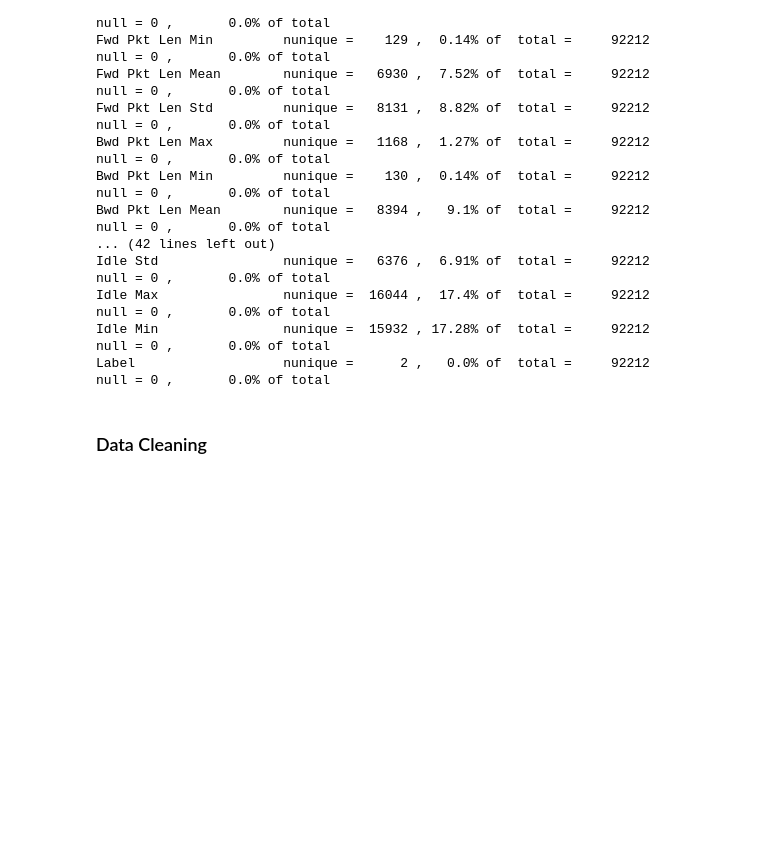
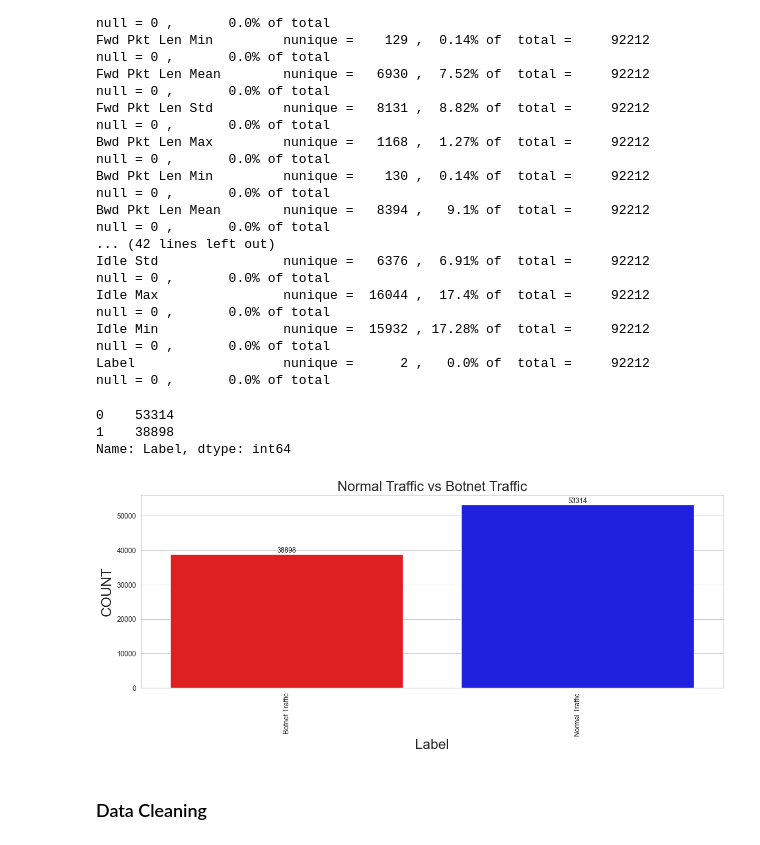
Before and after one commit to GPericone/Botnet-Detection-using-ML, a Jupyter notebook: project.ipynb, the cells around one changed output. Saved outputs shown, nothing was run; the diff lists cells and outputs as text; code cells hidden in the pictures; blank space fills up the shorter version.

```diff
--- a/project.ipynb
+++ b/project.ipynb
@@ -89,6 +92,26 @@ Idle Std                nunique =   6376 ,  6.91% of  total =     92212
 Idle Max                nunique =  16044 ,  17.4% of  total =     92212         null = 0 ,       0.0% of total
 Idle Min                nunique =  15932 , 17.28% of  total =     92212         null = 0 ,       0.0% of total
 Label                   nunique =      2 ,   0.0% of  total =     92212         null = 0 ,       0.0% of total
+# %%
+df.Label.value_counts()
+# %% [output]
+0    53314
+1    38898
+Name: Label, dtype: int64
+# %%
+df_to_plot = df.copy()
+df_to_plot['Label'].replace([0, 1], ['Normal Traffic', 'Botnet Traffic'], inplace=True)
+plt.figure(figsize = (15,5))
+ax = sns.countplot(x="Label", data=df_to_plot, palette=["#FF0000","#0000FF"])
+for i in ax.containers:
+    ax.bar_label(i)
+plt.title("Normal Traffic vs Botnet Traffic", fontsize=20)
+plt.xticks(rotation = 90, fontsize = 10)
+plt.yticks(fontsize = 10)
+plt.xlabel("Label", fontsize = 20)
+plt.ylabel('COUNT', fontsize = 20);
+# %% [output]
+[figure, added]
 # %% [markdown]
 ### Data Cleaning
 # %%
```
Also changed, not shown: parts of 4 cells of this notebook.
